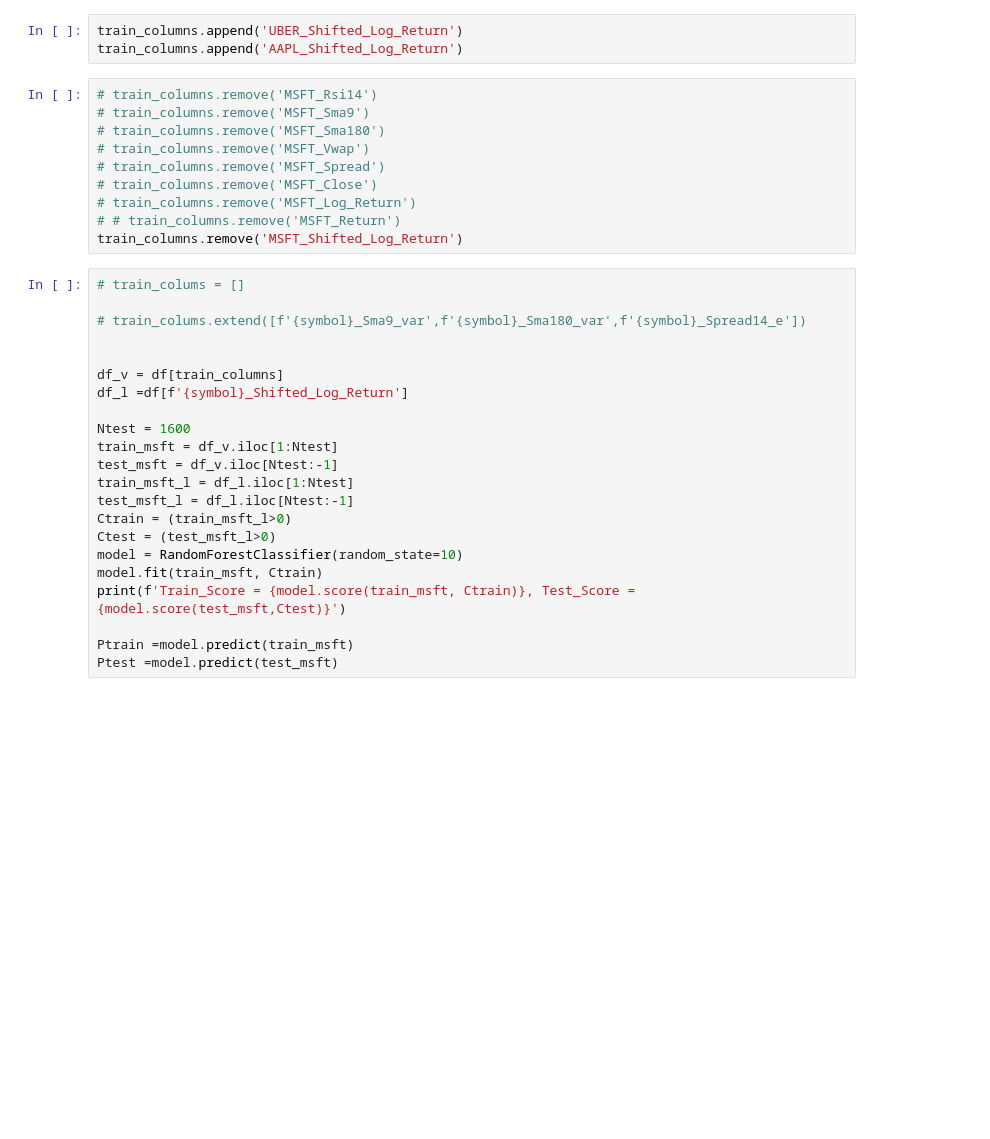
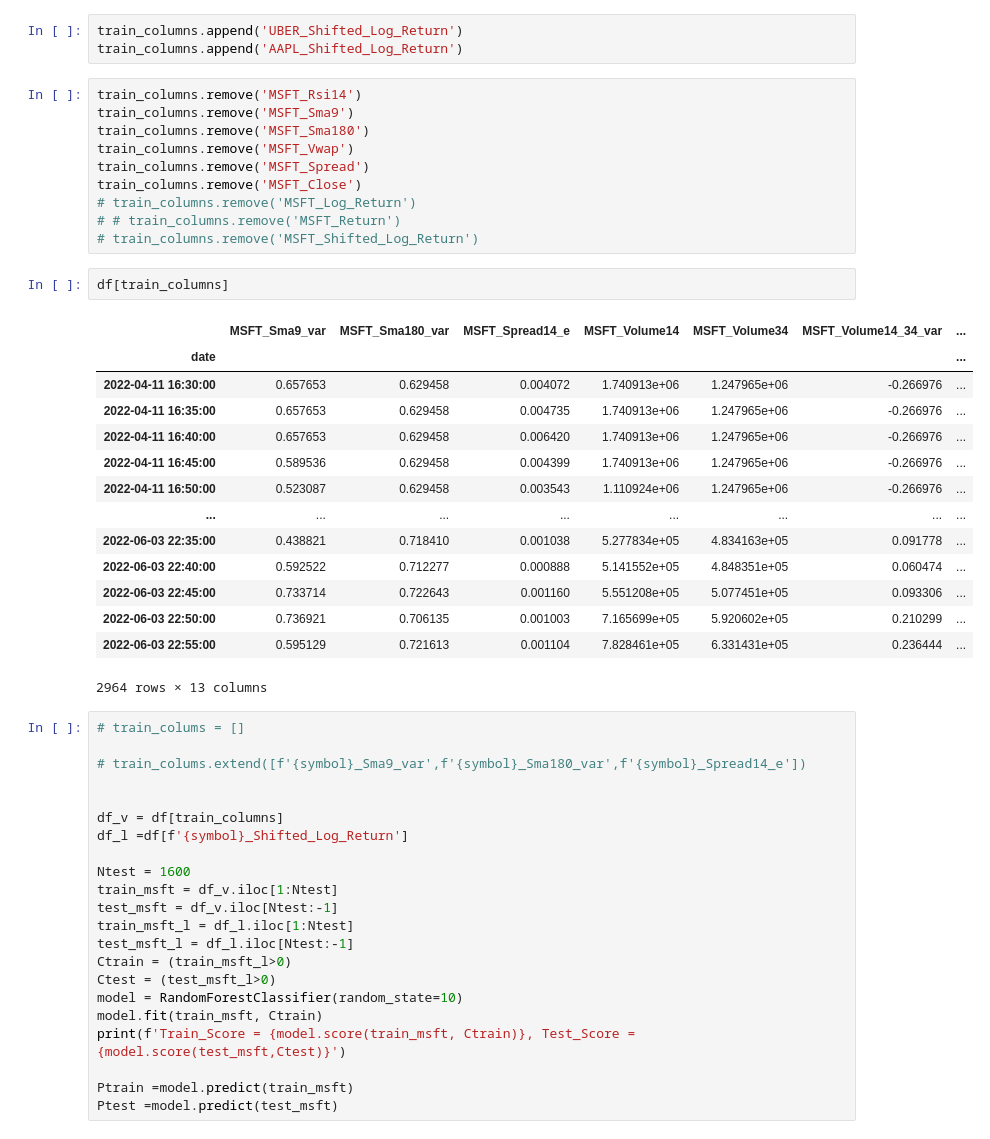
Before and after one commit to utkusaglm/Price-Prediction, a Jupyter notebook: src/new_ml_main_try.ipynb, the cells around one changed output. Saved outputs shown, nothing was run; the diff lists cells and outputs as text; blank space fills up the shorter version.

```diff
--- a/src/new_ml_main_try.ipynb
+++ b/src/new_ml_main_try.ipynb
@@ -149,15 +149,32 @@ train_columns = [list(c)[0] for c in df.columns.values if 'MSFT' in str(c)]
 train_columns.append('UBER_Shifted_Log_Return')
 train_columns.append('AAPL_Shifted_Log_Return')
 # %%
-# train_columns.remove('MSFT_Rsi14')
-# train_columns.remove('MSFT_Sma9')
-# train_columns.remove('MSFT_Sma180')
-# train_columns.remove('MSFT_Vwap')
-# train_columns.remove('MSFT_Spread')
-# train_columns.remove('MSFT_Close')
+train_columns.remove('MSFT_Rsi14')
+train_columns.remove('MSFT_Sma9')
+train_columns.remove('MSFT_Sma180')
+train_columns.remove('MSFT_Vwap')
+train_columns.remove('MSFT_Spread')
+train_columns.remove('MSFT_Close')
 # train_columns.remove('MSFT_Log_Return')
 # # train_columns.remove('MSFT_Return')
-train_columns.remove('MSFT_Shifted_Log_Return')
+# train_columns.remove('MSFT_Shifted_Log_Return')
+# %%
+df[train_columns]
+# %% [output]
+|  | MSFT_Sma9_var | MSFT_Sma180_var | MSFT_Spread14_e | MSFT_Volume14 | MSFT_Volume34 | MSFT_Volume14_34_var | ... |
+| date |  |  |  |  |  |  | ... |
+| 2022-04-11 16:30:00 | 0.657653 | 0.629458 | 0.004072 | 1.740913e+06 | 1.247965e+06 | -0.266976 | ... |
+| 2022-04-11 16:35:00 | 0.657653 | 0.629458 | 0.004735 | 1.740913e+06 | 1.247965e+06 | -0.266976 | ... |
+| 2022-04-11 16:40:00 | 0.657653 | 0.629458 | 0.006420 | 1.740913e+06 | 1.247965e+06 | -0.266976 | ... |
+| 2022-04-11 16:45:00 | 0.589536 | 0.629458 | 0.004399 | 1.740913e+06 | 1.247965e+06 | -0.266976 | ... |
+| 2022-04-11 16:50:00 | 0.523087 | 0.629458 | 0.003543 | 1.110924e+06 | 1.247965e+06 | -0.266976 | ... |
+| ... | ... | ... | ... | ... | ... | ... | ... |
+| 2022-06-03 22:35:00 | 0.438821 | 0.718410 | 0.001038 | 5.277834e+05 | 4.834163e+05 | 0.091778 | ... |
+| 2022-06-03 22:40:00 | 0.592522 | 0.712277 | 0.000888 | 5.141552e+05 | 4.848351e+05 | 0.060474 | ... |
+| 2022-06-03 22:45:00 | 0.733714 | 0.722643 | 0.001160 | 5.551208e+05 | 5.077451e+05 | 0.093306 | ... |
+| 2022-06-03 22:50:00 | 0.736921 | 0.706135 | 0.001003 | 7.165699e+05 | 5.920602e+05 | 0.210299 | ... |
+| 2022-06-03 22:55:00 | 0.595129 | 0.721613 | 0.001104 | 7.828461e+05 | 6.331431e+05 | 0.236444 | ... |
+2964 rows × 13 columns
 # %%
 # train_colums = []
 
```
Also changed, not shown: parts of 2 cells of this notebook, 4 other files.
